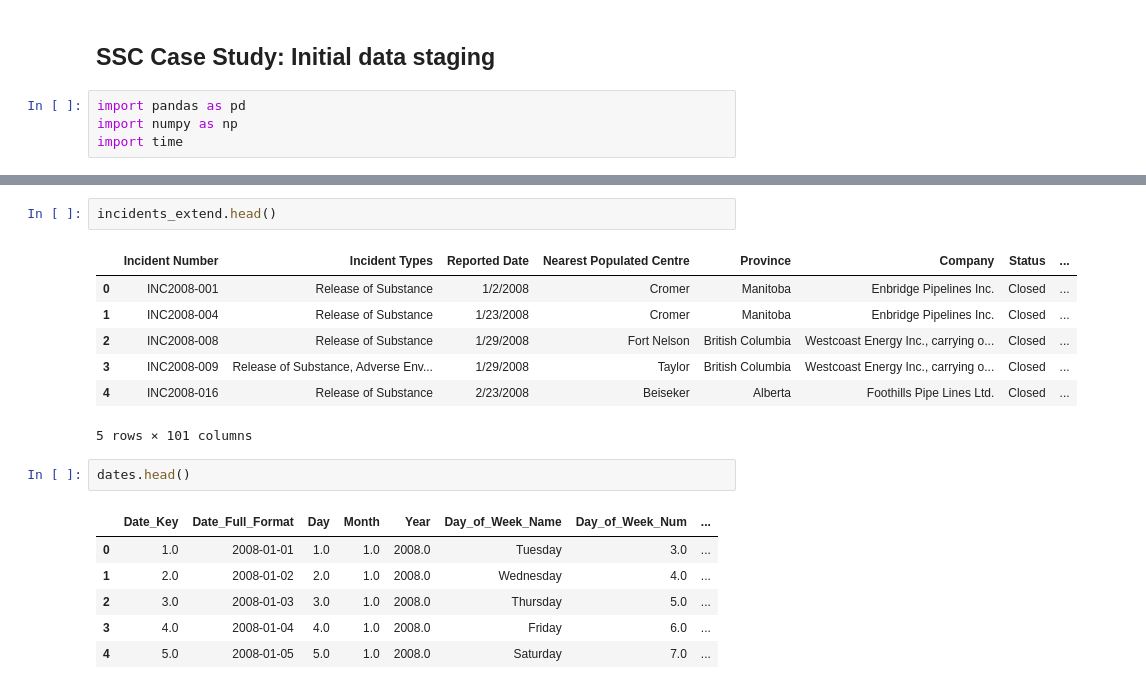
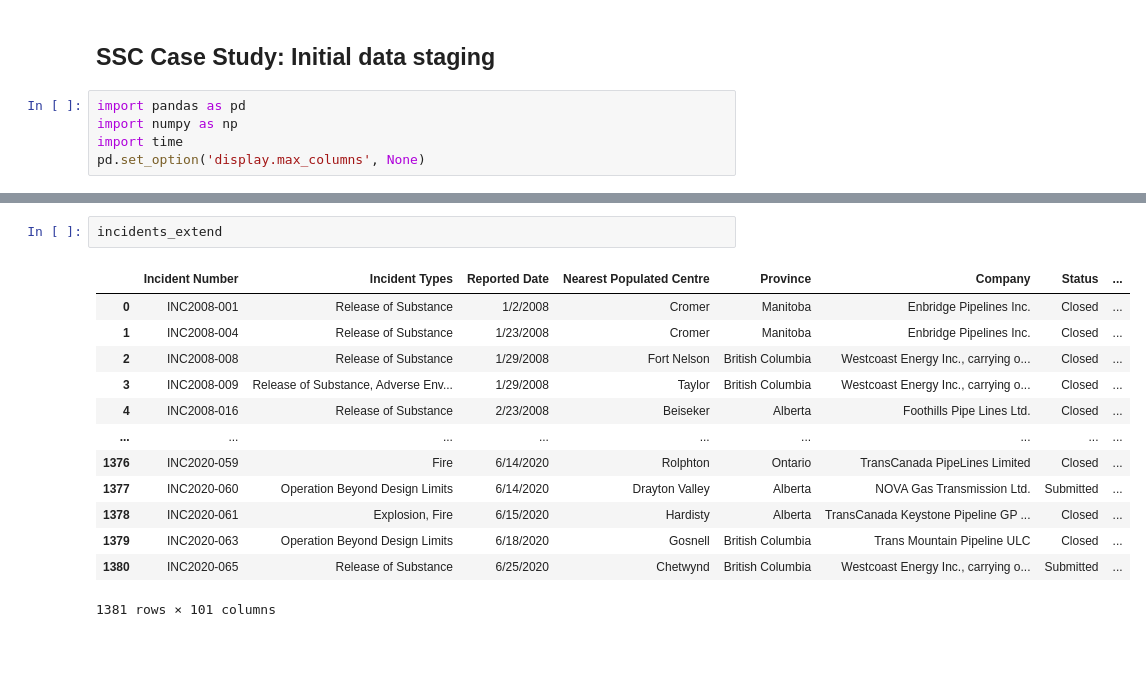
Before and after one commit to cbrad077/SSC_Case1, a Jupyter notebook: Data/SSC_initial_data_staging.ipynb, the cells around one changed output, grey strips where cells are left out. Cells and saved outputs as stored; diff of their text form; blank space fills up the shorter version.

```diff
--- a/Data/SSC_initial_data_staging.ipynb
+++ b/Data/SSC_initial_data_staging.ipynb
@@ -4,4 +4,5 @@
 import pandas as pd
 import numpy as np
 import time
+pd.set_option('display.max_columns', None)
 # %%
@@ -20,19 +46,16 @@ incidents.head()
 # %%
-incidents_extend.head()
+incidents_extend
 # %% [output]
 |  | Incident Number | Incident Types | Reported Date | Nearest Populated Centre | Province | Company | Status | ... |
 | 0 | INC2008-001 | Release of Substance | 1/2/2008 | Cromer | Manitoba | Enbridge Pipelines Inc. | Closed | ... |
 | 1 | INC2008-004 | Release of Substance | 1/23/2008 | Cromer | Manitoba | Enbridge Pipelines Inc. | Closed | ... |
 | 2 | INC2008-008 | Release of Substance | 1/29/2008 | Fort Nelson | British Columbia | Westcoast Energy Inc., carrying o... | Closed | ... |
 | 3 | INC2008-009 | Release of Substance, Adverse Env... | 1/29/2008 | Taylor | British Columbia | Westcoast Energy Inc., carrying o... | Closed | ... |
 | 4 | INC2008-016 | Release of Substance | 2/23/2008 | Beiseker | Alberta | Foothills Pipe Lines Ltd. | Closed | ... |
+| ... | ... | ... | ... | ... | ... | ... | ... | ... |
+| 1376 | INC2020-059 | Fire | 6/14/2020 | Rolphton | Ontario | TransCanada PipeLines Limited | Closed | ... |
+| 1377 | INC2020-060 | Operation Beyond Design Limits | 6/14/2020 | Drayton Valley | Alberta | NOVA Gas Transmission Ltd. | Submitted | ... |
+| 1378 | INC2020-061 | Explosion, Fire | 6/15/2020 | Hardisty | Alberta | TransCanada Keystone Pipeline GP ... | Closed | ... |
+| 1379 | INC2020-063 | Operation Beyond Design Limits | 6/18/2020 | Gosnell | British Columbia | Trans Mountain Pipeline ULC | Closed | ... |
+| 1380 | INC2020-065 | Release of Substance | 6/25/2020 | Chetwynd | British Columbia | Westcoast Energy Inc., carrying o... | Submitted | ... |
-5 rows × 101 columns
+1381 rows × 101 columns
-# %%
-dates.head()
-# %% [output]
-|  | Date_Key | Date_Full_Format | Day | Month | Year | Day_of_Week_Name | Day_of_Week_Num | ... |
-| 0 | 1.0 | 2008-01-01 | 1.0 | 1.0 | 2008.0 | Tuesday | 3.0 | ... |
-| 1 | 2.0 | 2008-01-02 | 2.0 | 1.0 | 2008.0 | Wednesday | 4.0 | ... |
-| 2 | 3.0 | 2008-01-03 | 3.0 | 1.0 | 2008.0 | Thursday | 5.0 | ... |
-| 3 | 4.0 | 2008-01-04 | 4.0 | 1.0 | 2008.0 | Friday | 6.0 | ... |
-| 4 | 5.0 | 2008-01-05 | 5.0 | 1.0 | 2008.0 | Saturday | 7.0 | ... |
```
Also changed, not shown: parts of 5 cells of this notebook.
